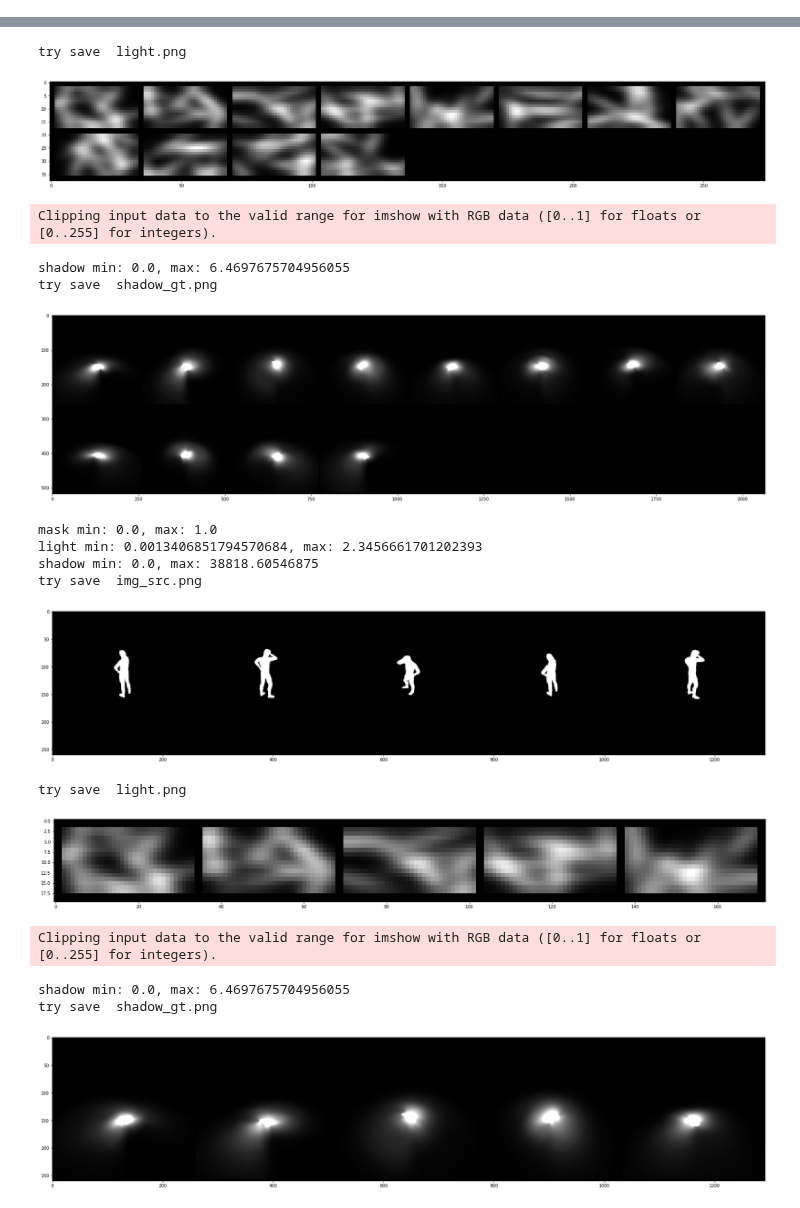
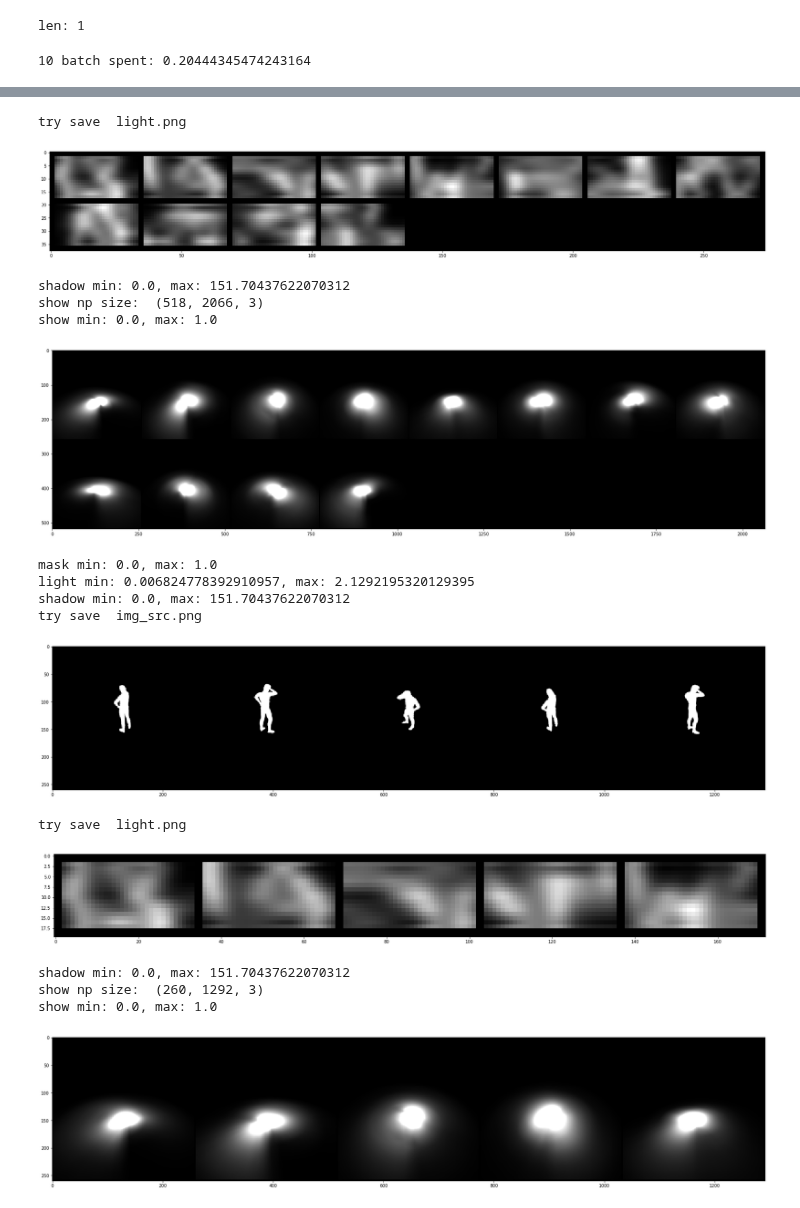
Before and after one commit to ShengCN/soft_shadow, a Jupyter notebook: ssn/ssn.ipynb, the cells around one changed output, grey strips where cells are left out. Saved outputs shown, nothing was run; the diff lists cells and outputs as text; code cells hidden in the pictures.

Commit message:
update data process

```diff
--- a/ssn/ssn.ipynb
+++ b/ssn/ssn.ipynb
@@ -77,6 +64,7 @@ import time
 import random
 
 dataloader = DataLoader(training_dataset, batch_size=12, shuffle=False, num_workers=48)
+valid_dataloader = DataLoader(testing_dataset, batch_size=12, shuffle=False, num_workers=4)
 # %%
 from tqdm import tqdm
 
@@ -98,4 +86,25 @@ print('{} batch spent: {}'.format(total, elapsed))
+# %%
+total = 10
+print('len: {}'.format(len(valid_dataloader)))
+
+begin = time.time()
+with tqdm(total=total) as t:
+    for i, (mask, light, shadow,) in enumerate(valid_dataloader):
+        I_s, L_t, I_t = mask, light, shadow
+        t.update()
+
+        if i >= total:
+            break
+
+elapsed = time.time() - begin
+
+print('{} batch spent: {}'.format(total, elapsed))
+# %% [output]
+len: 1
+10 batch spent: 0.20444345474243164
 # %%
+from torchvision import transforms, utils
+
 def vis_light(light_tensor, new_ibl):
     if not new_ibl:
         batch, c, h, w = light_tensor.shape
@@ -131,6 +140,15 @@ def vis_light(light_tensor, new_ibl):
 def print_min_max(batch, comment):
     print('{} min: {}, max: {}'.format(comment, torch.min(batch), torch.max(batch)))
 
+def show_img_batch(batch_img):
+    grid = utils.make_grid(batch_img)
+    show_np = grid.detach().cpu().numpy().transpose((1,2,0))
+    print('show np size: ', show_np.shape)
+    print('show min: {}, max: {}'.format(np.min(show_np), np.max(show_np)))
+    plt.figure(figsize=(30,20))
+    plt.imshow(show_np)
+    plt.show()
+
 for i, (mask, light, shadow) in enumerate(dataloader):
     if i > 1:
         break
@@ -147,10 +165,10 @@ for i, (mask, light, shadow) in enumerate(dataloader):
     show_batch(L_t/torch.max(L_t), 'light.png')
 
 #     I_t = I_t/torch.max(I_t)
-    I_t = I_t/6000
     print('shadow min: {}, max: {}'.format(torch.min(I_t), torch.max(I_t)))
     b,c,h,w = I_t.shape
-    show_batch(I_t, 'shadow_gt.png')
+    I_t = torch.clamp(I_t/torch.max(L_t)/5.0, 0.0, 1.0)
+    show_img_batch(I_t)
 
 #     human_gt = I_t[:,0,:,:]
 #     shadow_gt = I_t[:,1,:,:]
@@ -172,22 +190,22 @@ shadow min: 0.0, max: 38818.60546875
 try save  img_src.png
 [figure]
 try save  light.png
-[figure, old version]
+[figure, new version]
-Clipping input data to the valid range for imshow with RGB data ([0..1] for floats or [0..255] for integers).
+shadow min: 0.0, max: 151.70437622070312
+show np size:  (518, 2066, 3)
+show min: 0.0, max: 1.0
+[figure, new version]
-shadow min: 0.0, max: 6.4697675704956055
-try save  shadow_gt.png
+mask min: 0.0, max: 1.0
+light min: 0.006824778392910957, max: 2.1292195320129395
+shadow min: 0.0, max: 151.70437622070312
+try save  img_src.png
-[figure, old version]
+[figure]
-mask min: 0.0, max: 1.0
-light min: 0.0013406851794570684, max: 2.3456661701202393
-shadow min: 0.0, max: 38818.60546875
-try save  img_src.png
+try save  light.png
-[figure]
+[figure, new version]
-try save  light.png
+shadow min: 0.0, max: 151.70437622070312
+show np size:  (260, 1292, 3)
+show min: 0.0, max: 1.0
-[figure, old version]
-Clipping input data to the valid range for imshow with RGB data ([0..1] for floats or [0..255] for integers).
-shadow min: 0.0, max: 6.4697675704956055
-try save  shadow_gt.png
-[figure, old version]
+[figure, new version]
 # %%
 import seaborn
 import torch
```
Also changed, not shown: parts of 6 cells of this notebook, 9 other files.
